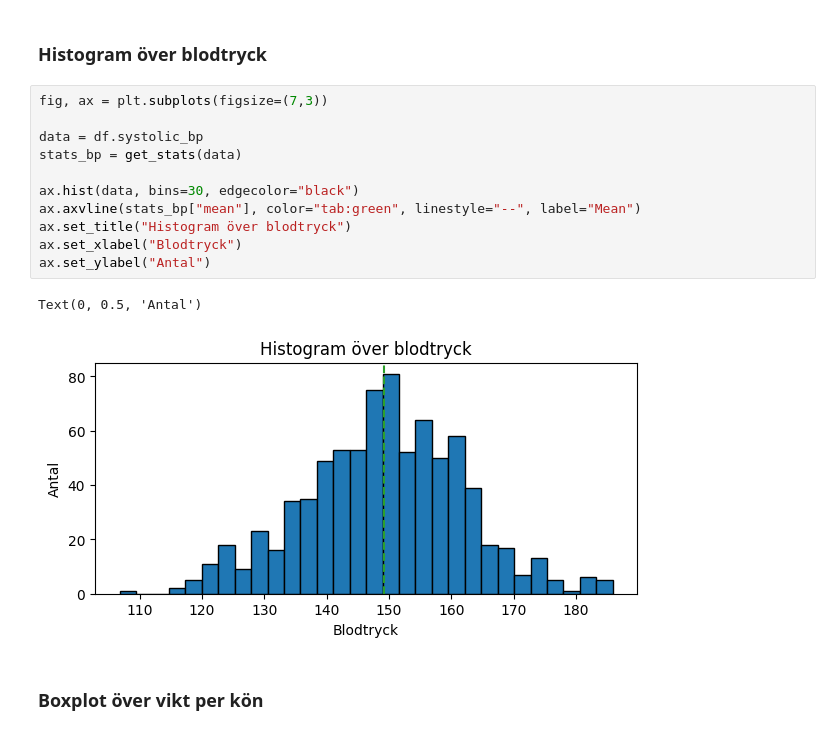
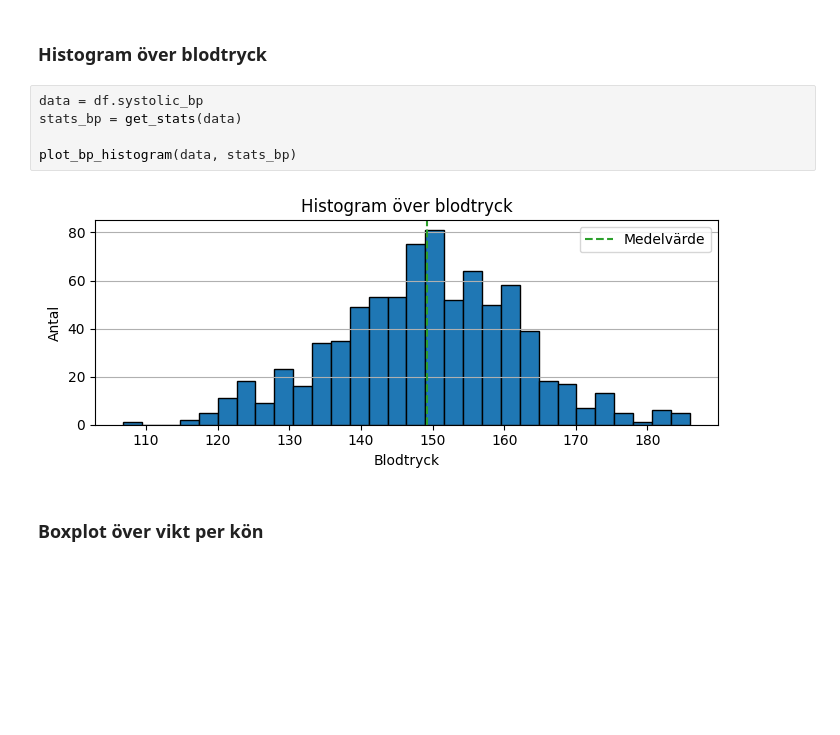
Before and after one commit to KevinCJohansson/Individuell-uppgift-Halsostudie, a Jupyter notebook: notebook.ipynb, the cells around one changed output. Cells and saved outputs as stored; diff of their text form; blank space fills up the shorter version.

```diff
--- a/notebook.ipynb
+++ b/notebook.ipynb
@@ -172,19 +131,12 @@ min: 2.50
 max: 7.88
 # %% [markdown]
 ### Histogram över blodtryck
-# %%
-fig, ax = plt.subplots(figsize=(7,3))
-
-data = df.systolic_bp
-stats_bp = get_stats(data)
-
-ax.hist(data, bins=30, edgecolor="black")
-ax.axvline(stats_bp["mean"], color="tab:green", linestyle="--", label="Mean")
-ax.set_title("Histogram över blodtryck")
-ax.set_xlabel("Blodtryck")
-ax.set_ylabel("Antal")
-# %% [output]
-Text(0, 0.5, 'Antal')
-[figure, removed]
+# %%
+data = df.systolic_bp
+stats_bp = get_stats(data)
+
+plot_bp_histogram(data, stats_bp)
+# %% [output]
+[figure, added]
 # %% [markdown]
 ### Boxplot över vikt per kön
```
Also changed, not shown: parts of 18 cells of this notebook, 3 other files.
